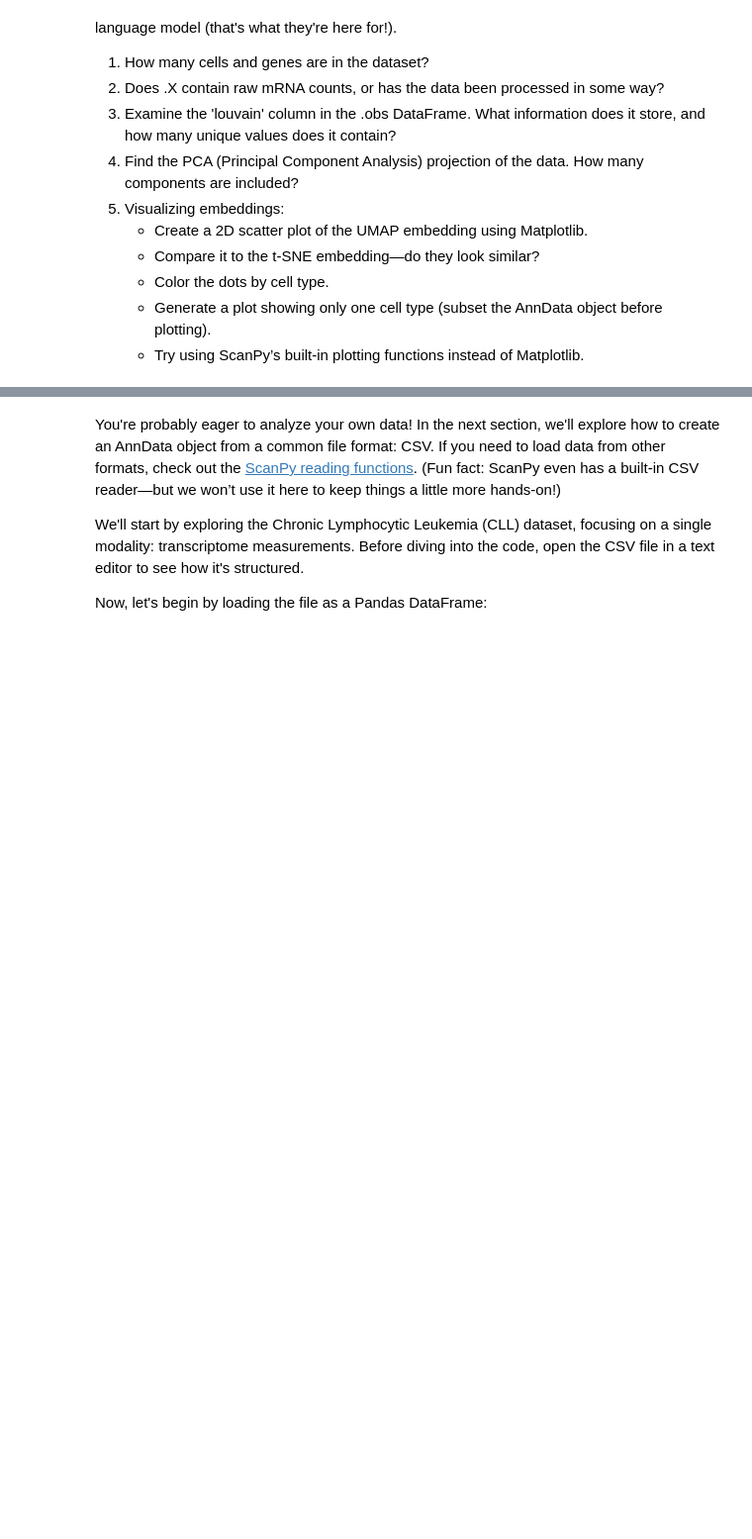
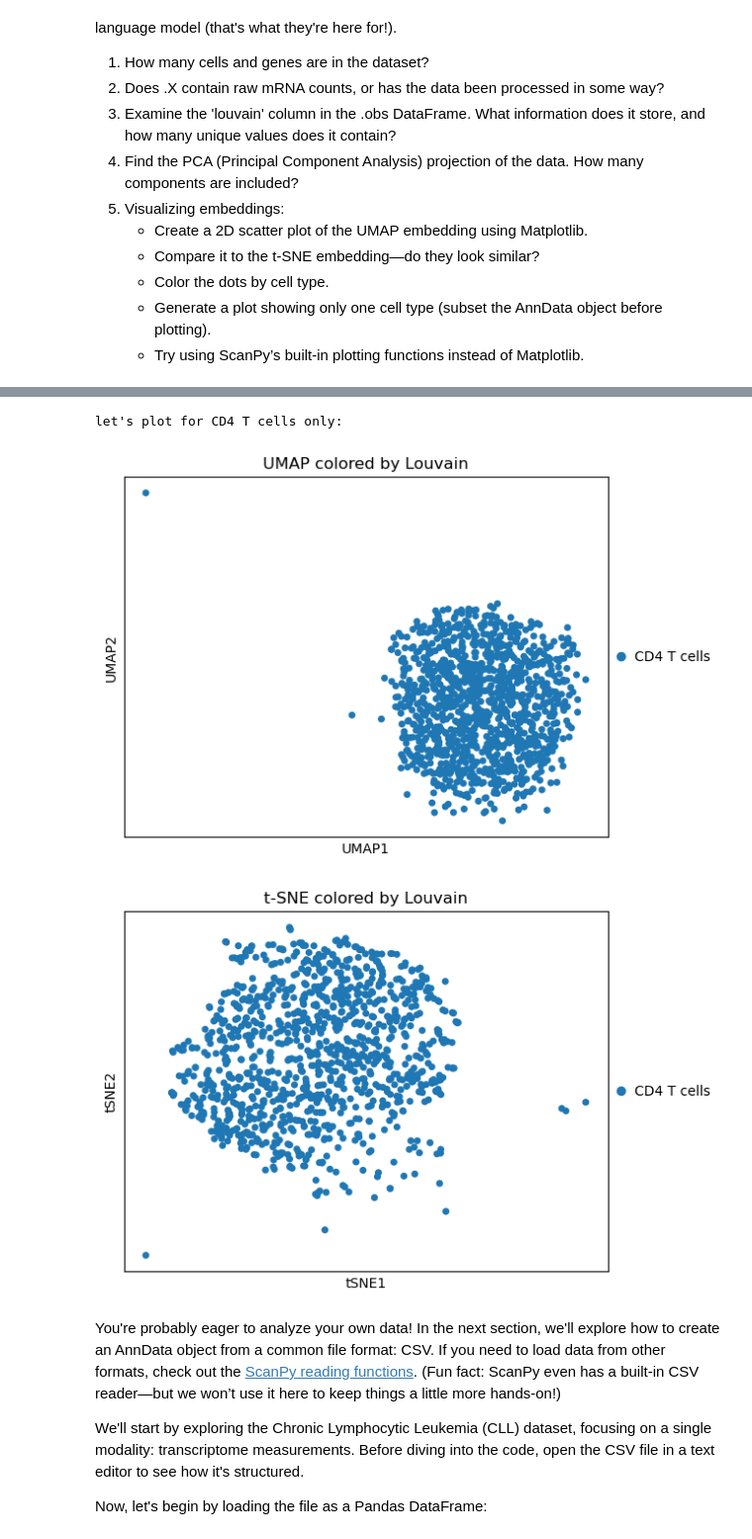
Before and after one commit to penelopenelope/ebi_mofa_workshop_precision_medicine, a Jupyter notebook: project.ipynb, the cells around one changed output, grey strips where cells are left out. Shown at 99% size. Saved outputs shown, nothing was run; the diff lists cells and outputs as text; code cells hidden in the pictures; blank space fills up the shorter version.

```diff
--- a/project.ipynb
+++ b/project.ipynb
@@ -79,3 +159,13 @@ Take a closer look at the AnnData object and see what you can learn about the da
+# %%
+# Plot UMAP and t-SNE embeddings using Scanpy's built-in functions
+print("let's plot for CD4 T cells only:")
+
+sc.pl.umap(cd4t_adata, color='louvain', title='UMAP colored by Louvain')
+sc.pl.tsne(cd4t_adata, color='louvain', title='t-SNE colored by Louvain')
+# %% [output]
+let's plot for CD4 T cells only:
+[figure, added]
+[figure, added]
 # %% [markdown]
 You're probably eager to analyze your own data! In the next section, we'll explore how to create an AnnData object from a common file format: CSV. If you need to load data from other formats, check out the [ScanPy reading functions](https://scanpy.readthedocs.io/en/stable/api/reading.html). (Fun fact: ScanPy even has a built-in CSV reader—but we won’t use it here to keep things a little more hands-on!)
 
```
Also changed, not shown: parts of 4 cells of this notebook.
